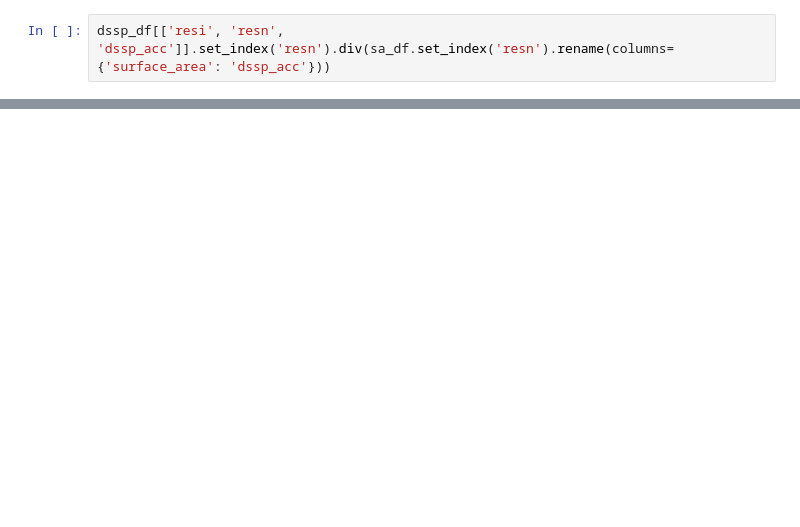
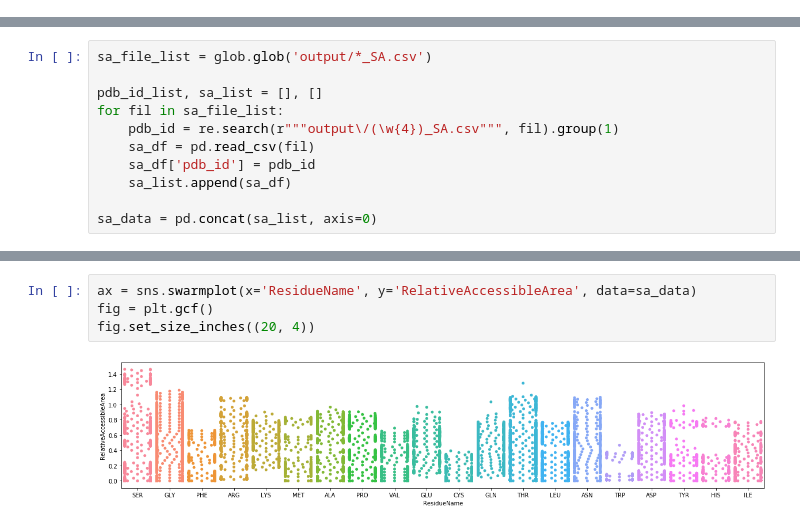
Before and after one commit to SWISS-MODEL/covid-19-Annotations-on-Structures, a Jupyter notebook: solvent_acc_annotations/DSSP_Demo.ipynb, the cells around one changed output, grey strips where cells are left out. Cells and saved outputs as stored; diff of their text form; blank space fills up the shorter version.

```diff
--- a/solvent_acc_annotations/DSSP_Demo.ipynb
+++ b/solvent_acc_annotations/DSSP_Demo.ipynb
@@ -129,2 +9,0 @@ Index(['resi', 'resn', 'dssp_resi', 'dssp_acc', 'dssp_kappa', 'dssp_alpha',
-# %%
-dssp_df[['resi', 'resn', 'dssp_acc']].set_index('resn').div(sa_df.set_index('resn').rename(columns={'surface_area': 'dssp_acc'}))
@@ -234,0 +47,11 @@ array([170.9, 170.9, 170.9, ...,   0. ,   0. ,   0. ])
+# %%
+sa_file_list = glob.glob('output/*_SA.csv')
+
+pdb_id_list, sa_list = [], []
+for fil in sa_file_list:
+    pdb_id = re.search(r"""output\/(\w{4})_SA.csv""", fil).group(1)
+    sa_df = pd.read_csv(fil)
+    sa_df['pdb_id'] = pdb_id
+    sa_list.append(sa_df)
+
+sa_data = pd.concat(sa_list, axis=0)
@@ -234,0 +67,6 @@ array([170.9, 170.9, 170.9, ...,   0. ,   0. ,   0. ])
+# %%
+ax = sns.swarmplot(x='ResidueName', y='RelativeAccessibleArea', data=sa_data)
+fig = plt.gcf()
+fig.set_size_inches((20, 4))
+# %% [output]
+[figure, added]
```
Also changed, not shown: parts of 19 cells of this notebook, 3 other files.
